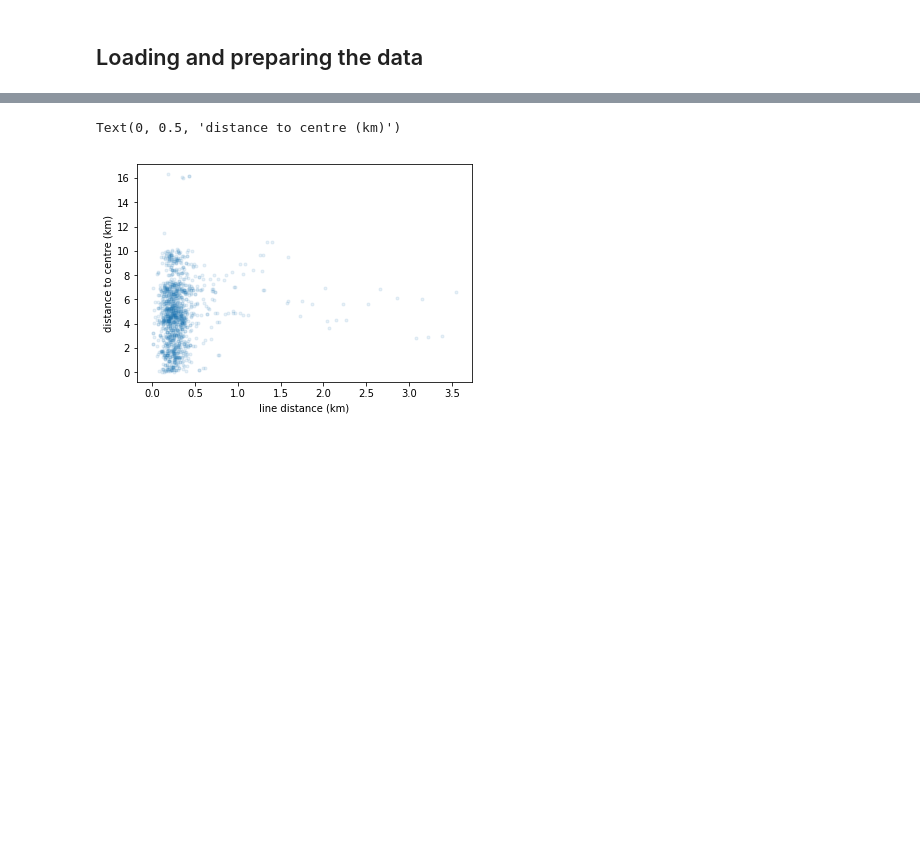
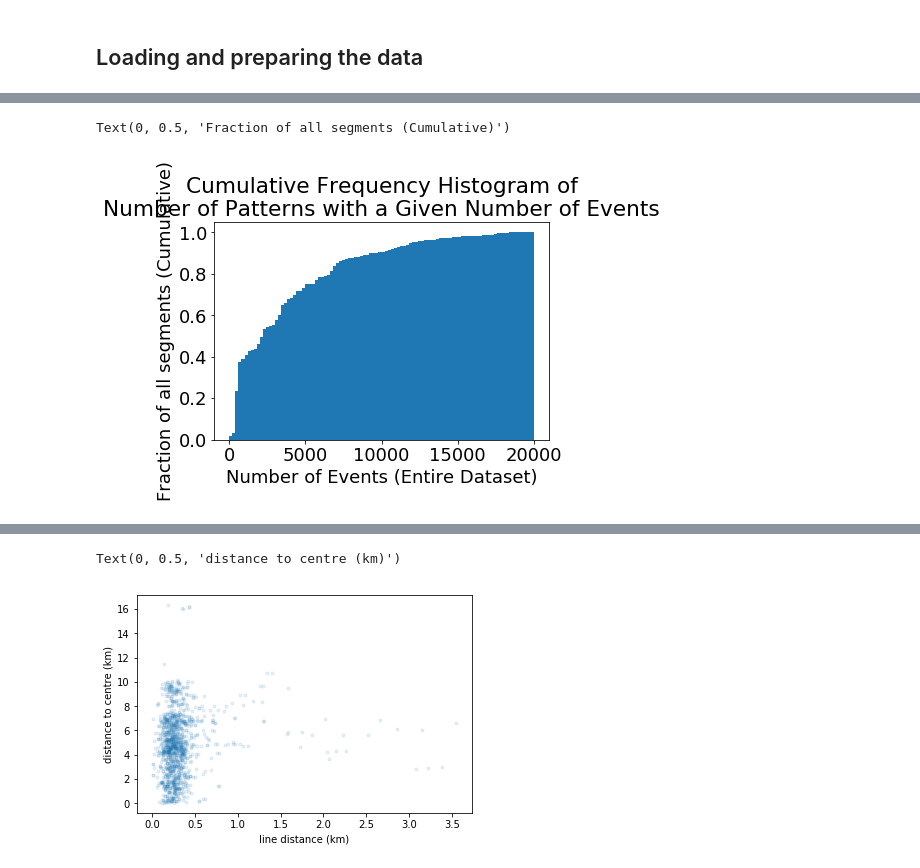
Before and after one commit to gingertom/buses, a Jupyter notebook: Data Exploration/IEA/just segments.ipynb, the cells around one changed output, grey strips where cells are left out. Cells and saved outputs as stored; diff of their text form; code cells hidden in the pictures; blank space fills up the shorter version.

```diff
--- a/Data Exploration/IEA/just segments.ipynb
+++ b/Data Exploration/IEA/just segments.ipynb
@@ -48,0 +84,9 @@ print(stop_events.shape)
+# %%
+plt.hist(stop_events['segment_name'].value_counts(), bins=100, range=(0,20000), cumulative=True, density=True, linewidth=0,rasterized=True);
+plt.title("Cumulative Frequency Histogram of\nNumber of Patterns with a Given Number of Events")
+plt.xlabel("Number of Events (Entire Dataset)")
+plt.ylabel("Fraction of all segments (Cumulative)")
+# plt.savefig("EDA_patterns_given_stop_events.pdf", bbox_inches="tight")
+# %% [output]
+Text(0, 0.5, 'Fraction of all segments (Cumulative)')
+[figure, added]
```
Also changed, not shown: parts of 20 cells of this notebook.
